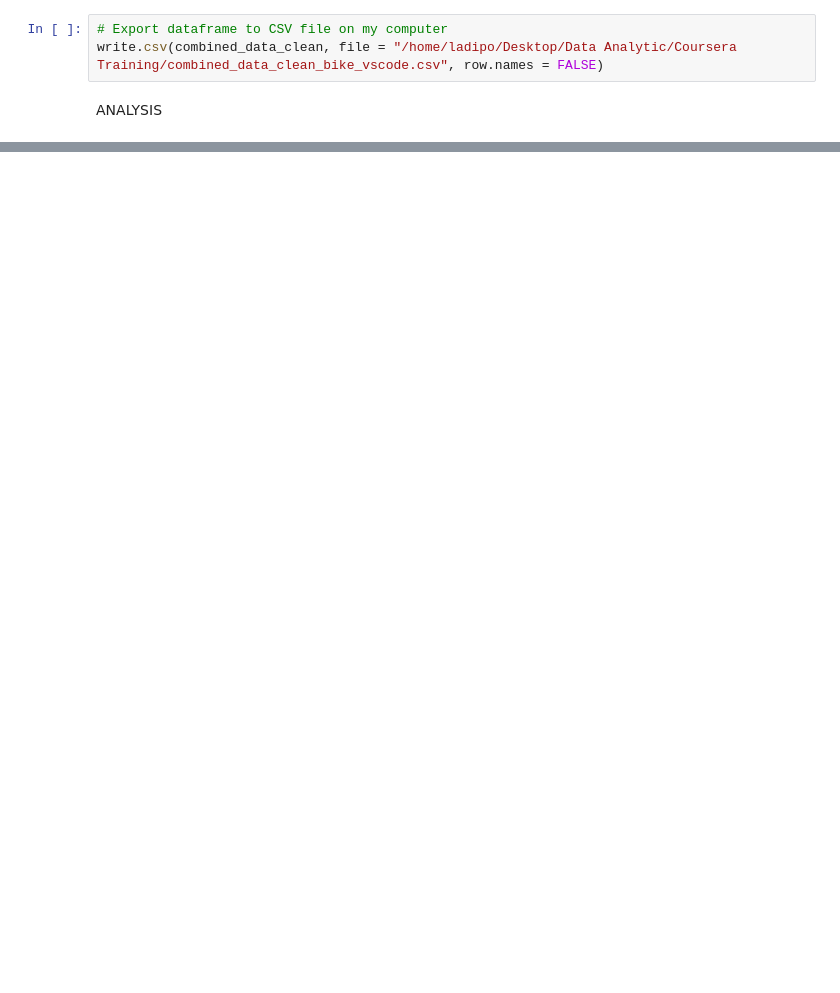
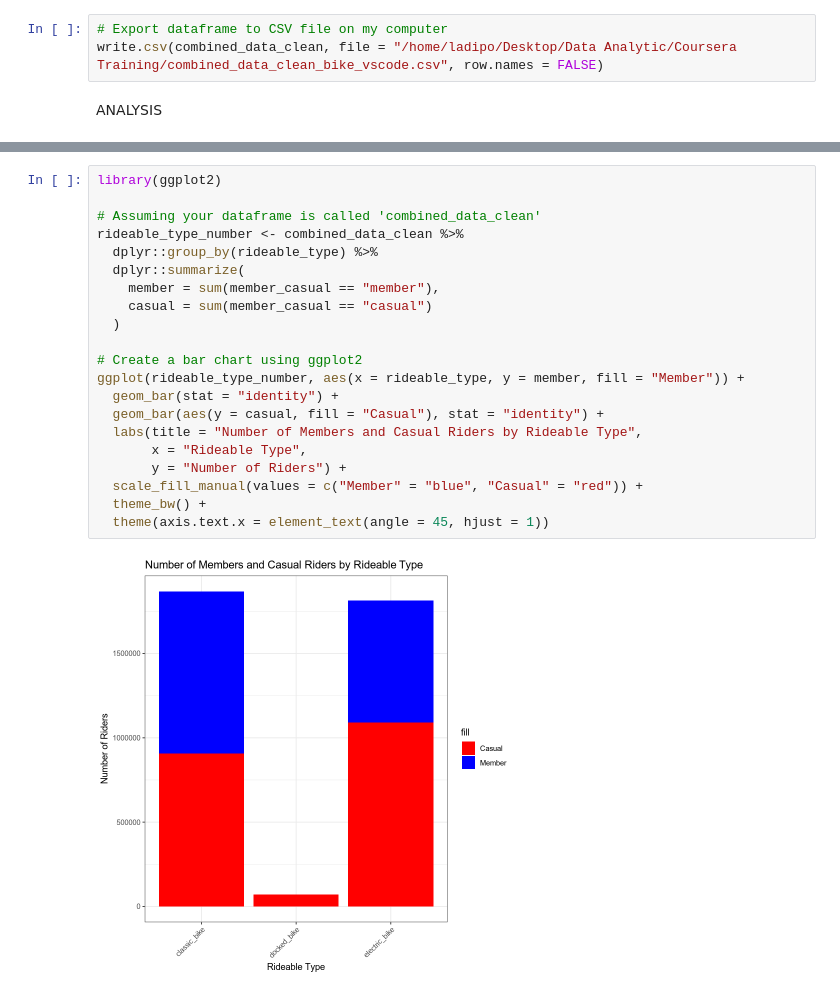
Before and after one commit to Ladipol/R_Projects, a Jupyter notebook: cyclic_project.ipynb, the cells around one changed output, grey strips where cells are left out. Cells and saved outputs as stored; diff of their text form; blank space fills up the shorter version.

```diff
--- a/cyclic_project.ipynb
+++ b/cyclic_project.ipynb
@@ -277,0 +457,23 @@ View(rideable_type_number)
+# %%
+library(ggplot2)
+
+# Assuming your dataframe is called 'combined_data_clean'
+rideable_type_number <- combined_data_clean %>%
+  dplyr::group_by(rideable_type) %>%
+  dplyr::summarize(
+    member = sum(member_casual == "member"),
+    casual = sum(member_casual == "casual")
+  )
+
+# Create a bar chart using ggplot2
+ggplot(rideable_type_number, aes(x = rideable_type, y = member, fill = "Member")) +
+  geom_bar(stat = "identity") +
+  geom_bar(aes(y = casual, fill = "Casual"), stat = "identity") +
+  labs(title = "Number of Members and Casual Riders by Rideable Type",
+       x = "Rideable Type",
+       y = "Number of Riders") +
+  scale_fill_manual(values = c("Member" = "blue", "Casual" = "red")) +
+  theme_bw() +
+  theme(axis.text.x = element_text(angle = 45, hjust = 1))
+# %% [output]
+[figure, added]
```
Also changed, not shown: parts of 17 cells of this notebook.
